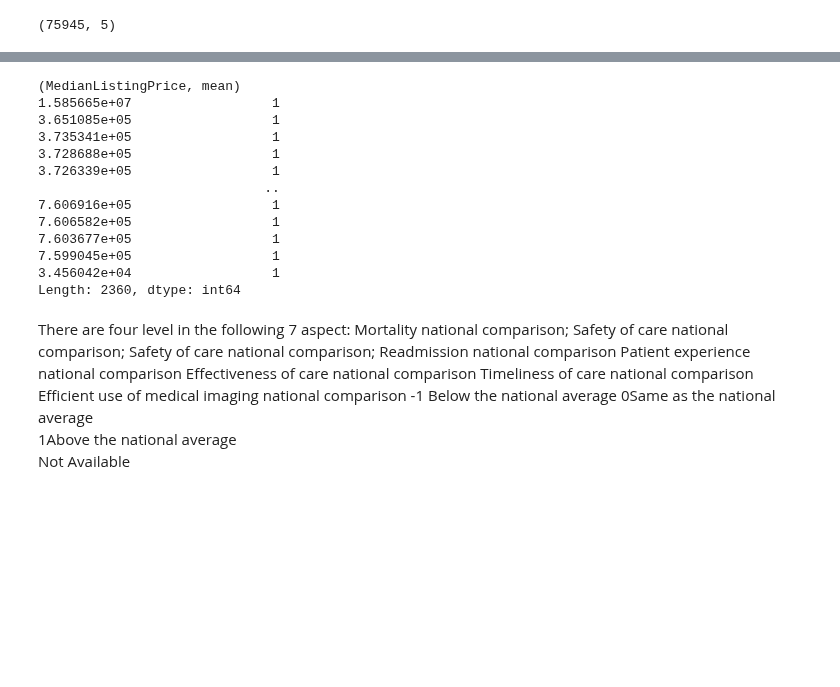
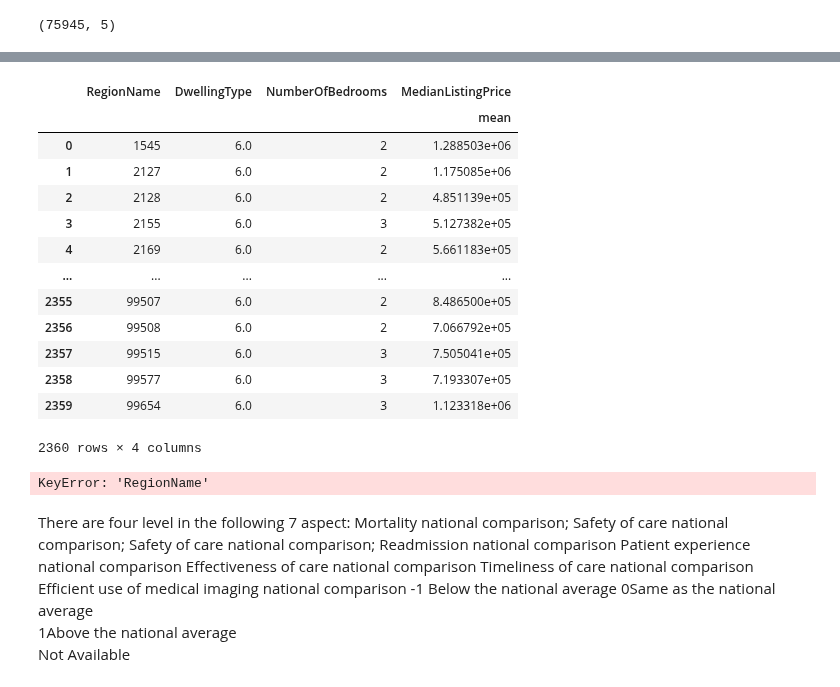
Before and after one commit to norgrenm/US_House_Price_Prediction, a Jupyter notebook: notebooks/DM-US_HousingData.ipynb, the cells around one changed output, grey strips where cells are left out. Cells and saved outputs as stored; diff of their text form; code cells hidden in the pictures; blank space fills up the shorter version.

Commit message:
Count of grouped RegionName - displaying but cant SORT

```diff
--- a/notebooks/DM-US_HousingData.ipynb
+++ b/notebooks/DM-US_HousingData.ipynb
@@ -608,0 +587,7 @@ AttributeError: 'SeriesGroupBy' object has no attribute 'iloc'
+# %%
+## Utilize groupby and value counts to find out which zipcode has the most instances before blending
+pd.set_option('display.max_rows', 2500)
+
+zip_R = zip_df.groupby(['RegionName'])
+zip_R = zip_R['RegionName']
+zip_R.value_counts(ascending=True)
@@ -609,22 +612,29 @@ AttributeError: 'SeriesGroupBy' object has no attribute 'iloc'
+# %%
+## Return settings back to origin
+pd.set_option('display.max_rows', 10)
 # %%
 ## Utilize to re-write base and blend into one record per zip code / dwelling / median listing
 zip_multi = zip_df.groupby(['RegionName','DwellingType','NumberOfBedrooms']).agg({'MedianListingPrice':['mean']})
+zip_multi.reset_index()
+# %% [output]
+|  | RegionName | DwellingType | NumberOfBedrooms | MedianListingPrice |
+|  |  |  |  | mean |
+| 0 | 1545 | 6.0 | 2 | 1.288503e+06 |
+| 1 | 2127 | 6.0 | 2 | 1.175085e+06 |
+| 2 | 2128 | 6.0 | 2 | 4.851139e+05 |
+| 3 | 2155 | 6.0 | 3 | 5.127382e+05 |
+| 4 | 2169 | 6.0 | 2 | 5.661183e+05 |
+| ... | ... | ... | ... | ... |
+| 2355 | 99507 | 6.0 | 2 | 8.486500e+05 |
+| 2356 | 99508 | 6.0 | 2 | 7.066792e+05 |
+| 2357 | 99515 | 6.0 | 3 | 7.505041e+05 |
+| 2358 | 99577 | 6.0 | 3 | 7.193307e+05 |
+| 2359 | 99654 | 6.0 | 3 | 1.123318e+06 |
+2360 rows × 4 columns
 # %%
-zip_multi.value_counts()
+zip_multi['RegionName'].value_counts()
 # %% [output]
-(MedianListingPrice, mean)
-1.585665e+07                  1
-3.651085e+05                  1
-3.735341e+05                  1
-3.728688e+05                  1
-3.726339e+05                  1
-                             ..
-7.606916e+05                  1
-7.606582e+05                  1
-7.603677e+05                  1
-7.599045e+05                  1
-3.456042e+04                  1
-Length: 2360, dtype: int64
+KeyError: 'RegionName'
 # %%
 zipt_df.describe()
 # %%
```
Also changed, not shown: parts of 3 cells of this notebook.
